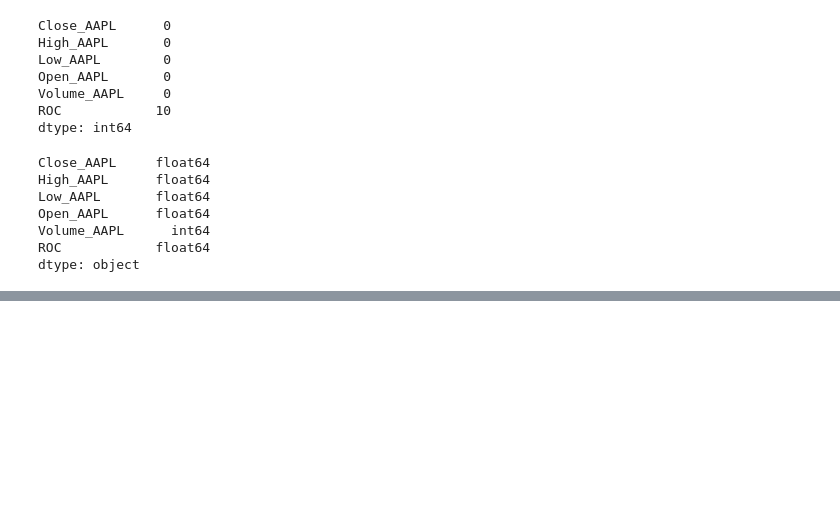
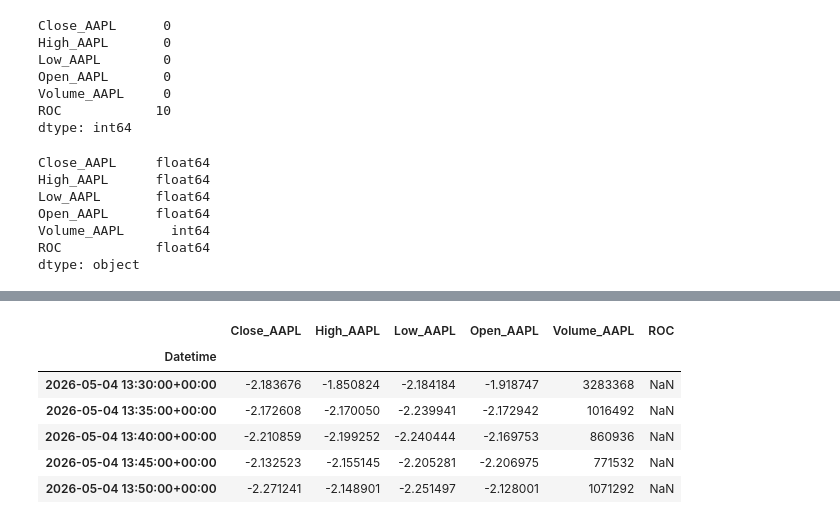
Before and after one commit to Priyamkumar8778/algo-trading, a Jupyter notebook: 7EDA.ipynb, the cells around one changed output, grey strips where cells are left out. Drawn from its saved outputs; the diff is of its cells as text; code cells hidden in the pictures; blank space fills up the shorter version.

```diff
--- a/7EDA.ipynb
+++ b/7EDA.ipynb
@@ -228,0 +258,10 @@ df_cleaned = df_cleaned.astype(int)
+# %%
+df_cleaned.head()
+# %% [output]
+|  | Close_AAPL | High_AAPL | Low_AAPL | Open_AAPL | Volume_AAPL | ROC |
+| Datetime |  |  |  |  |  |  |
+| 2026-05-04 13:30:00+00:00 | -2.183676 | -1.850824 | -2.184184 | -1.918747 | 3283368 | NaN |
+| 2026-05-04 13:35:00+00:00 | -2.172608 | -2.170050 | -2.239941 | -2.172942 | 1016492 | NaN |
+| 2026-05-04 13:40:00+00:00 | -2.210859 | -2.199252 | -2.240444 | -2.169753 | 860936 | NaN |
+| 2026-05-04 13:45:00+00:00 | -2.132523 | -2.155145 | -2.205281 | -2.206975 | 771532 | NaN |
+| 2026-05-04 13:50:00+00:00 | -2.271241 | -2.148901 | -2.251497 | -2.128001 | 1071292 | NaN |
```
Also changed, not shown: parts of 23 cells of this notebook.
